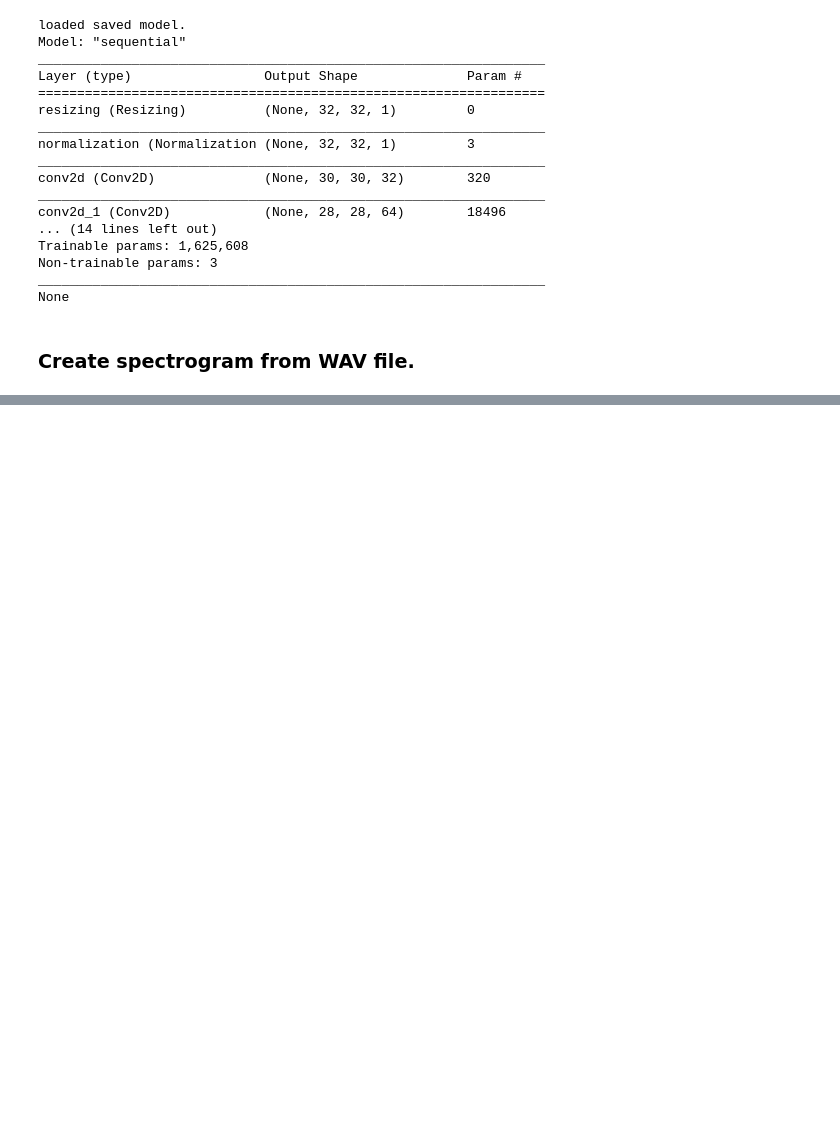
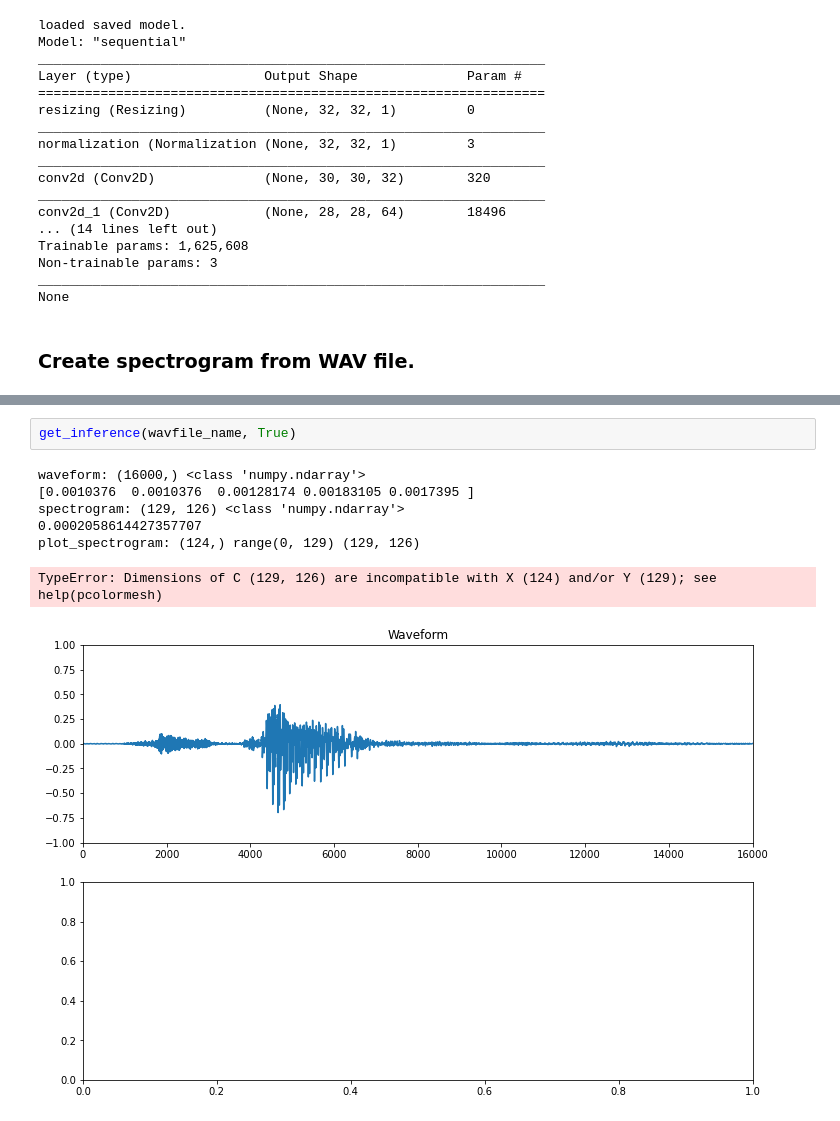
Before and after one commit to mkvenkit/ml_projects, a Jupyter notebook: cooker_whistle/simple_audio_inference_numpy.ipynb, the cells around one changed output, grey strips where cells are left out. Cells and saved outputs as stored; diff of their text form; blank space fills up the shorter version.

```diff
--- a/cooker_whistle/simple_audio_inference_numpy.ipynb
+++ b/cooker_whistle/simple_audio_inference_numpy.ipynb
@@ -103,0 +164,10 @@ plot(data, f, t, Zxx)
+# %%
+get_inference(wavfile_name, True)
+# %% [output]
+waveform: (16000,) <class 'numpy.ndarray'>
+[0.0010376  0.0010376  0.00128174 0.00183105 0.0017395 ]
+spectrogram: (129, 126) <class 'numpy.ndarray'>
+0.0002058614427357707
+plot_spectrogram: (124,) range(0, 129) (129, 126)
+TypeError: Dimensions of C (129, 126) are incompatible with X (124) and/or Y (129); see help(pcolormesh)
+[figure, added]
```
Also changed, not shown: parts of 8 cells of this notebook, 1 other file.
